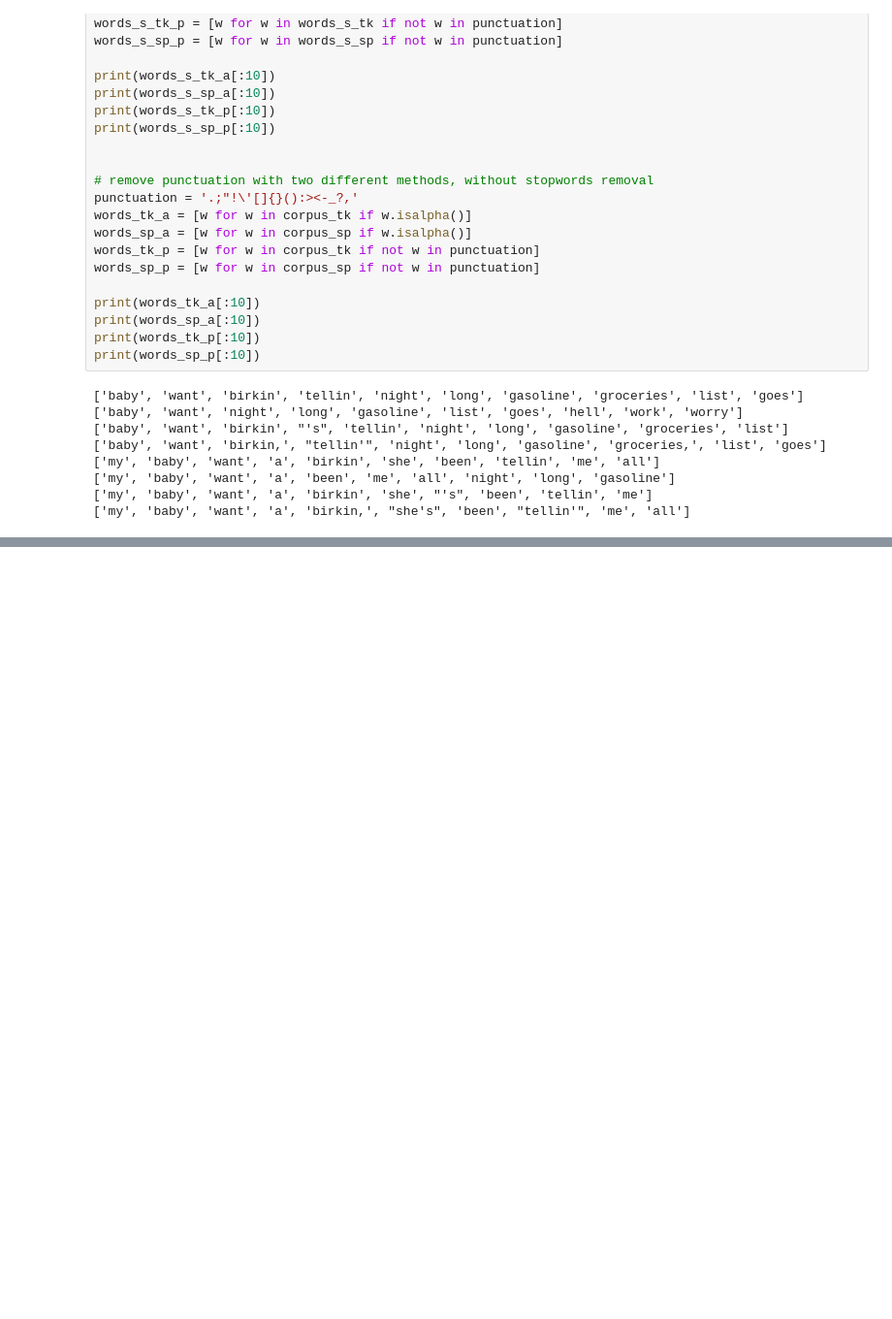
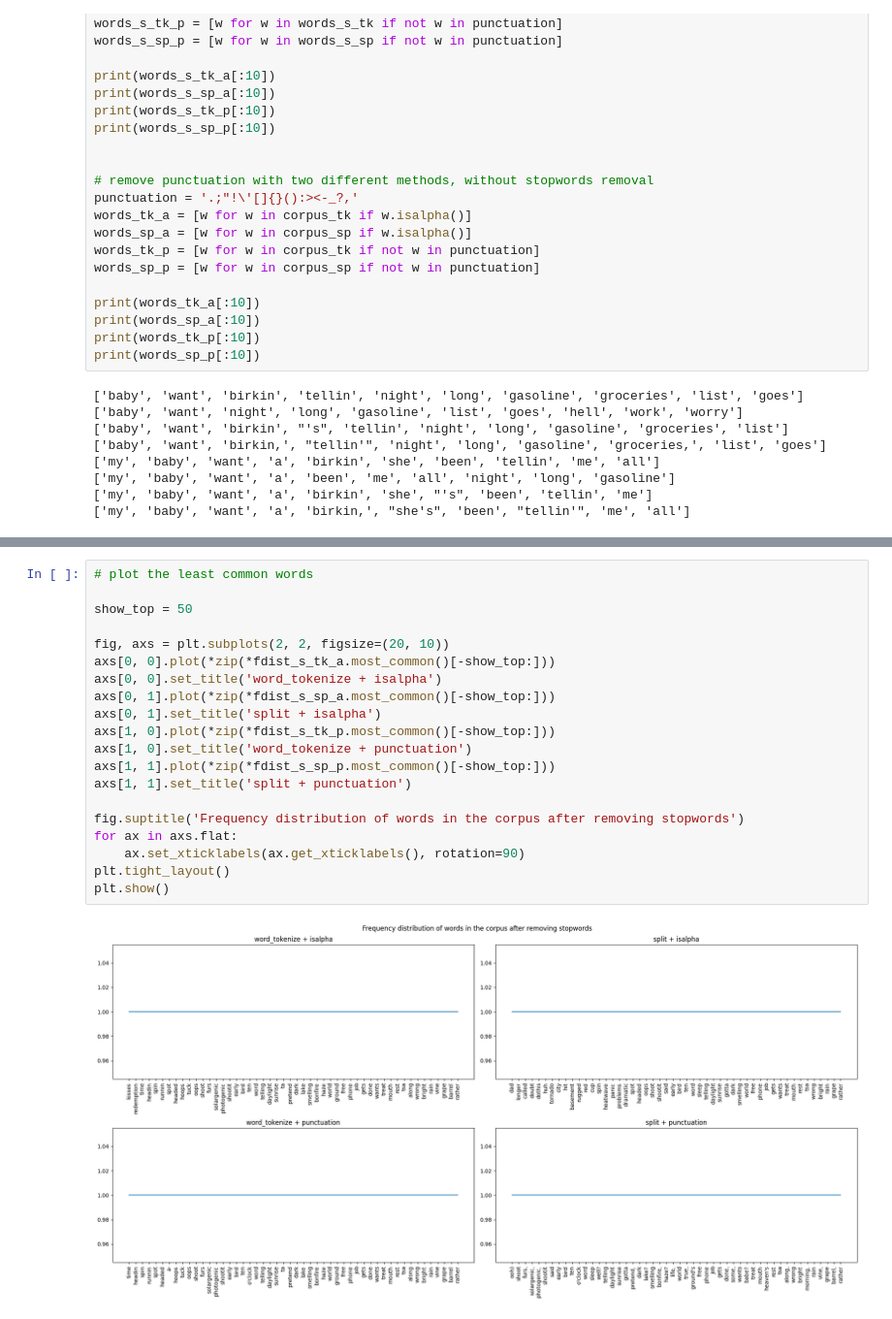
Before and after one commit to yujunglin88/LING229, a Jupyter notebook: Project_1/Project.ipynb, the cells around one changed output, grey strips where cells are left out. Shown at 97% size. Cells and saved outputs as stored; diff of their text form; blank space fills up the shorter version.

Commit message:
check tokens and types

```diff
--- a/Project_1/Project.ipynb
+++ b/Project_1/Project.ipynb
@@ -190,0 +191,22 @@ plt.show()
+# %%
+# plot the least common words
+
+show_top = 50
+
+fig, axs = plt.subplots(2, 2, figsize=(20, 10))
+axs[0, 0].plot(*zip(*fdist_s_tk_a.most_common()[-show_top:]))
+axs[0, 0].set_title('word_tokenize + isalpha')
+axs[0, 1].plot(*zip(*fdist_s_sp_a.most_common()[-show_top:]))
+axs[0, 1].set_title('split + isalpha')
+axs[1, 0].plot(*zip(*fdist_s_tk_p.most_common()[-show_top:]))
+axs[1, 0].set_title('word_tokenize + punctuation')
+axs[1, 1].plot(*zip(*fdist_s_sp_p.most_common()[-show_top:]))
+axs[1, 1].set_title('split + punctuation')
+
+fig.suptitle('Frequency distribution of words in the corpus after removing stopwords')
+for ax in axs.flat:
+    ax.set_xticklabels(ax.get_xticklabels(), rotation=90)
+plt.tight_layout()
+plt.show()
+# %% [output]
+[figure, added]
```
Also changed, not shown: parts of 8 cells of this notebook.
